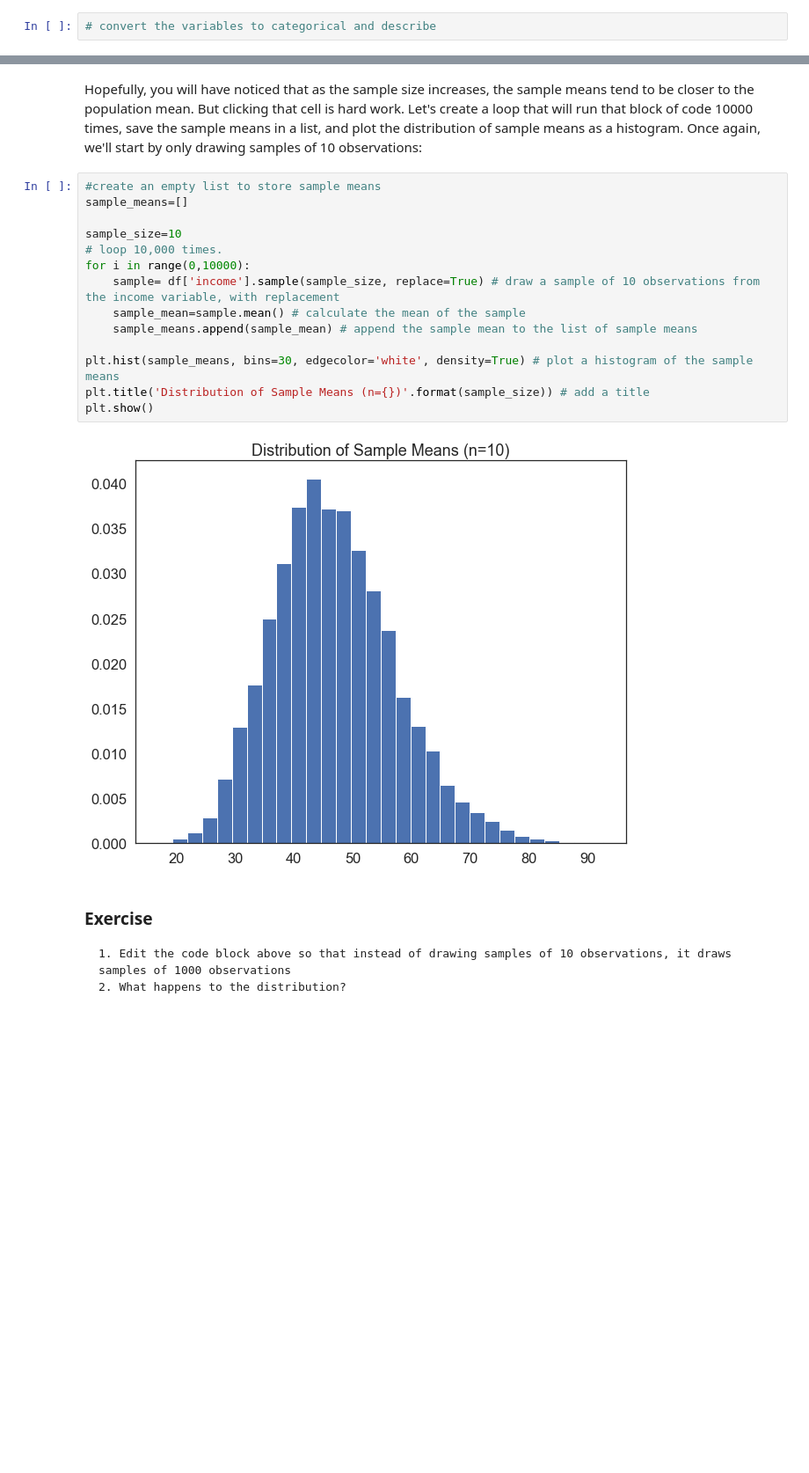
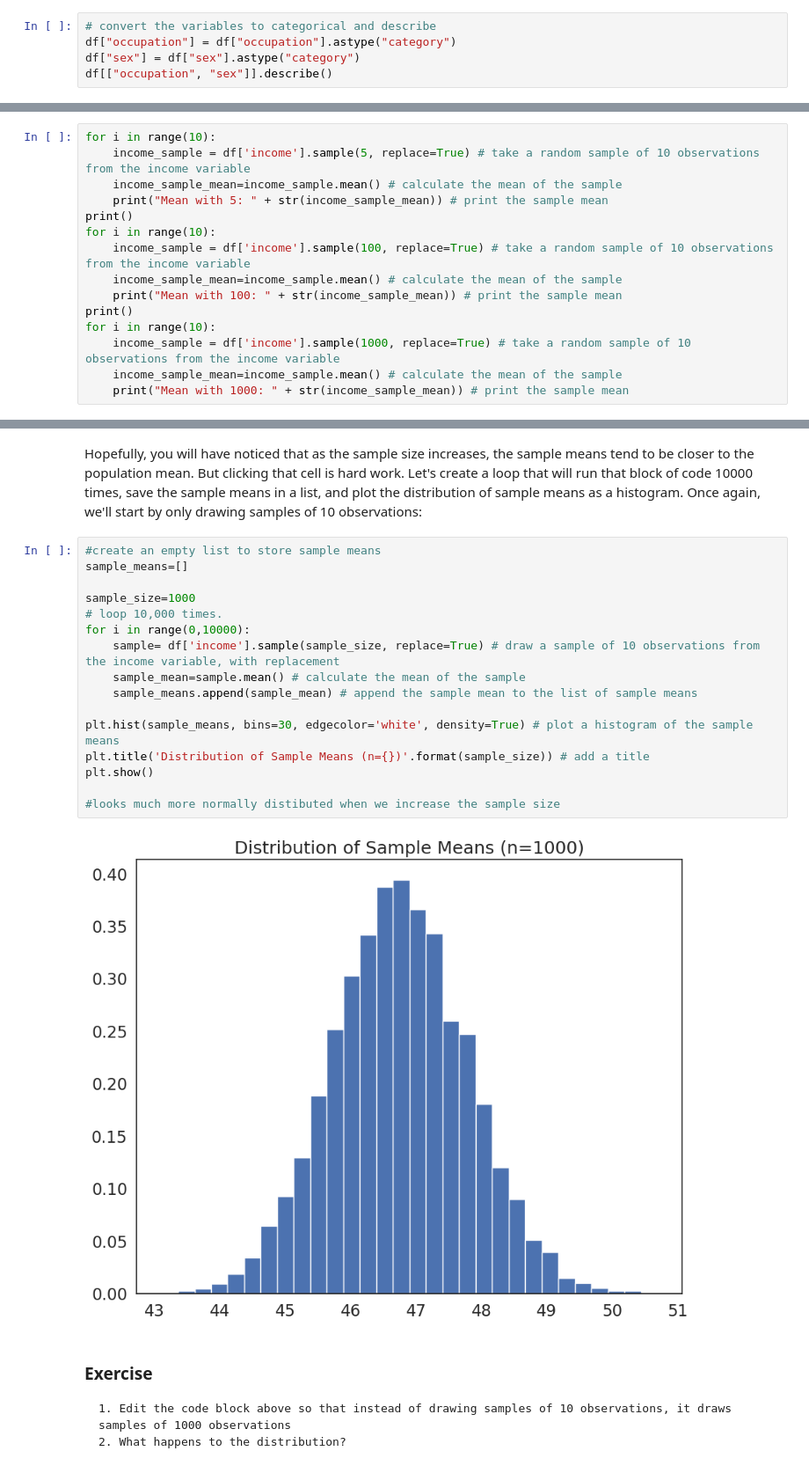
Before and after one commit to emetcalf-vas/QM2, a Jupyter notebook: notebooks/W5_Distributions_and_Basic_Statistics.ipynb, the cells around one changed output, grey strips where cells are left out. Shown at 88% size. Drawn from its saved outputs; the diff is of its cells as text; blank space fills up the shorter version.

```diff
--- a/notebooks/W5_Distributions_and_Basic_Statistics.ipynb
+++ b/notebooks/W5_Distributions_and_Basic_Statistics.ipynb
@@ -160,3 +170,6 @@ Name: race, dtype: int64
 what other variables are categorical? Convert them to categorical and describe. What is the most common occupation in this dataset?
 # %%
 # convert the variables to categorical and describe
+df["occupation"] = df["occupation"].astype("category")
+df["sex"] = df["sex"].astype("category")
+df[["occupation", "sex"]].describe()
@@ -349,0 +380,15 @@ Mean: 33.0
+# %%
+for i in range(10):
+    income_sample = df['income'].sample(5, replace=True) # take a random sample of 10 observations from the income variable
+    income_sample_mean=income_sample.mean() # calculate the mean of the sample
+    print("Mean with 5: " + str(income_sample_mean)) # print the sample mean
+print()
+for i in range(10):
+    income_sample = df['income'].sample(100, replace=True) # take a random sample of 10 observations from the income variable
+    income_sample_mean=income_sample.mean() # calculate the mean of the sample
+    print("Mean with 100: " + str(income_sample_mean)) # print the sample mean
+print()
+for i in range(10):
+    income_sample = df['income'].sample(1000, replace=True) # take a random sample of 10 observations from the income variable
+    income_sample_mean=income_sample.mean() # calculate the mean of the sample
+    print("Mean with 1000: " + str(income_sample_mean)) # print the sample mean
@@ -358,19 +421,21 @@ Hopefully, you will have noticed that as the sample size increases, the sample m
 # %%
 #create an empty list to store sample means
 sample_means=[]
 
-sample_size=10
+sample_size=1000
 # loop 10,000 times.
 for i in range(0,10000):
     sample= df['income'].sample(sample_size, replace=True) # draw a sample of 10 observations from the income variable, with replacement
     sample_mean=sample.mean() # calculate the mean of the sample
     sample_means.append(sample_mean) # append the sample mean to the list of sample means
 
 plt.hist(sample_means, bins=30, edgecolor='white', density=True) # plot a histogram of the sample means
 plt.title('Distribution of Sample Means (n={})'.format(sample_size)) # add a title
 plt.show()
+
+#looks much more normally distibuted when we increase the sample size
 # %% [output]
-[figure, old version]
+[figure, new version]
 # %% [markdown]
 ### Exercise
 
```
Also changed, not shown: parts of 24 cells of this notebook.
